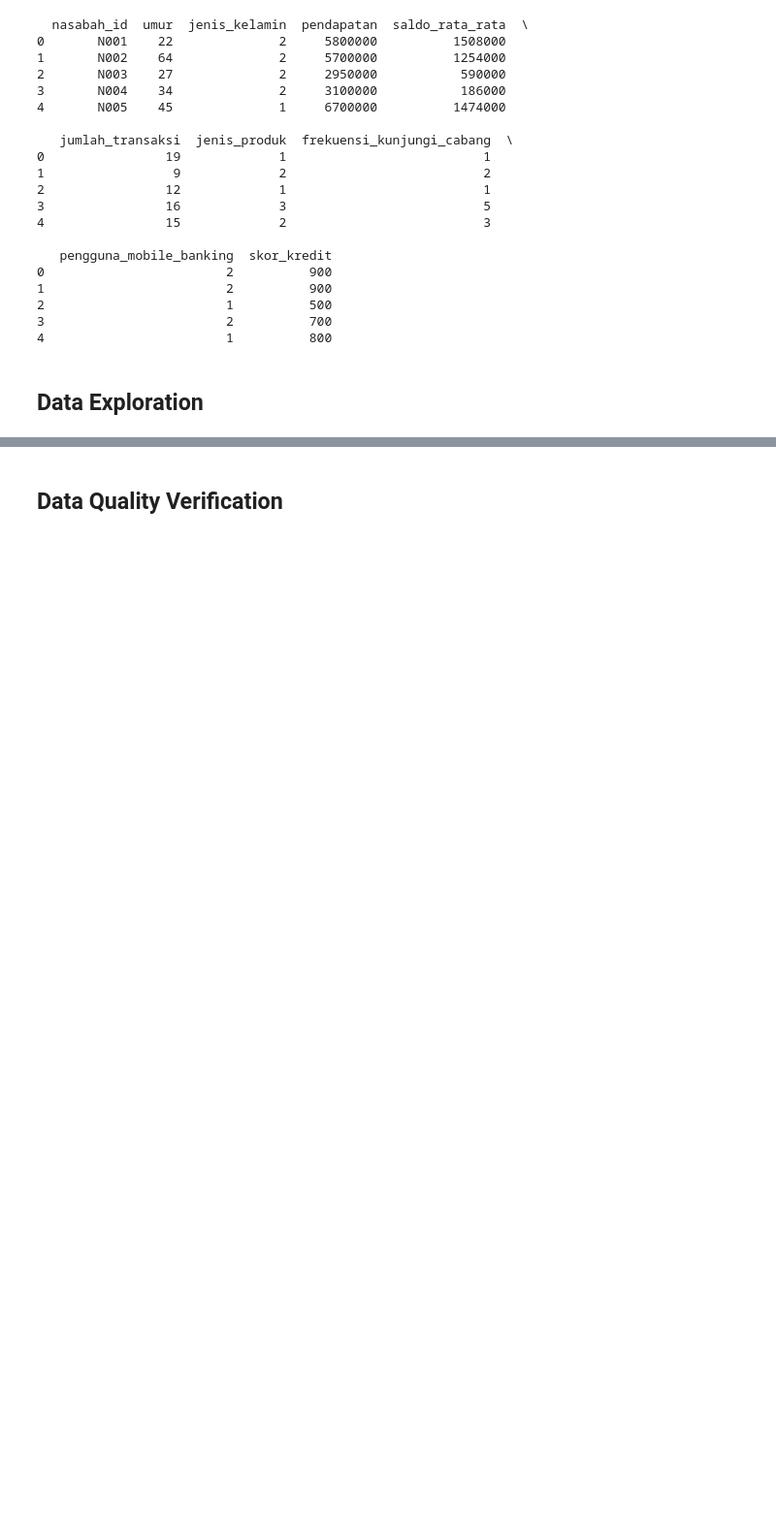
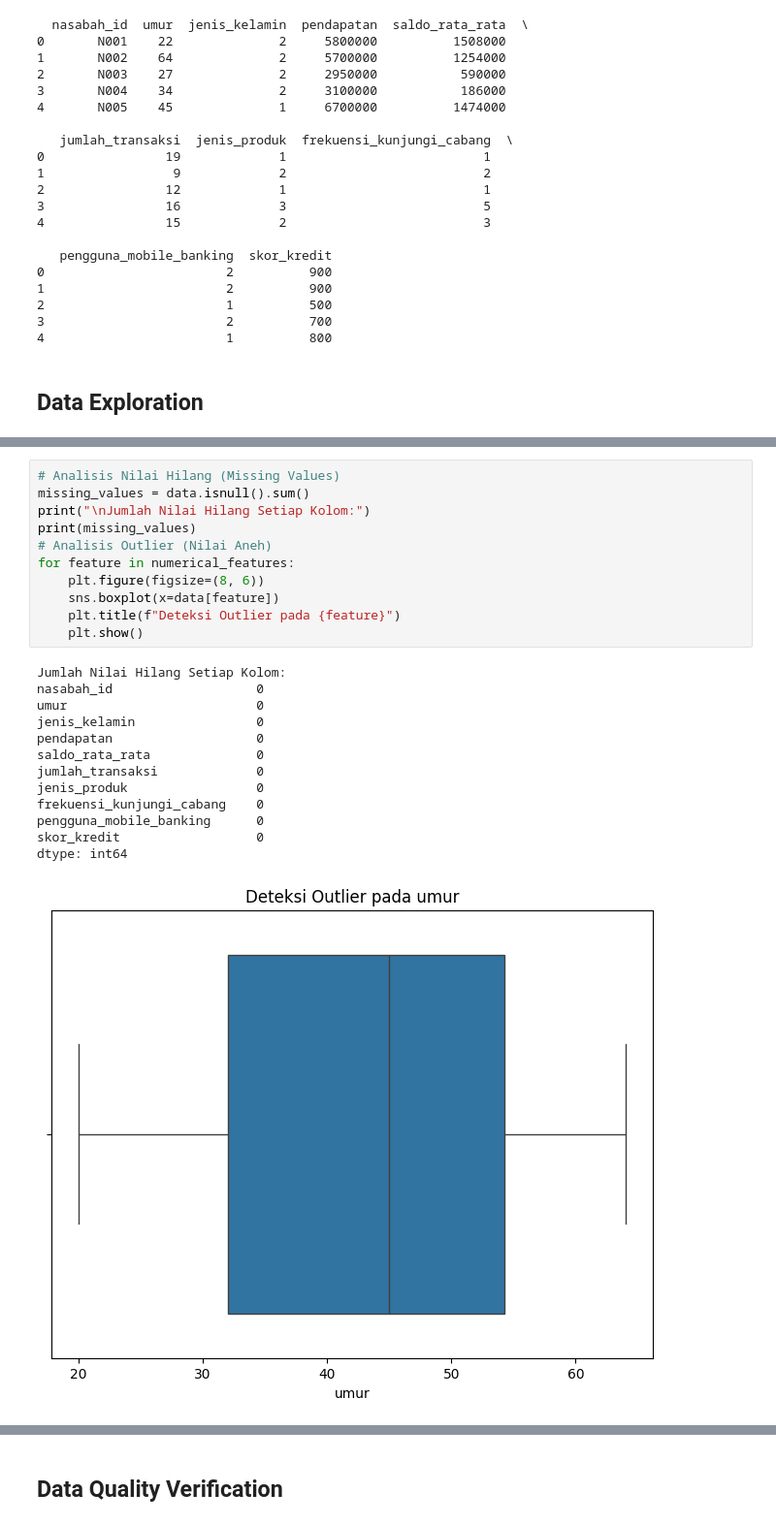
Before and after one commit to RyanGA09/DigiTalent_IntermediateDataScience-SelfPractice, a Jupyter notebook: notebooks/self_practice-1.ipynb, the cells around one changed output, grey strips where cells are left out. Shown at 97% size. Drawn from its saved outputs; the diff is of its cells as text; blank space fills up the shorter version.

```diff
--- a/notebooks/self_practice-1.ipynb
+++ b/notebooks/self_practice-1.ipynb
@@ -199,0 +336,25 @@ print(data.head()) # Memastikan perubahan
+# %%
+# Analisis Nilai Hilang (Missing Values)
+missing_values = data.isnull().sum()
+print("\nJumlah Nilai Hilang Setiap Kolom:")
+print(missing_values)
+# Analisis Outlier (Nilai Aneh)
+for feature in numerical_features:
+    plt.figure(figsize=(8, 6))
+    sns.boxplot(x=data[feature])
+    plt.title(f"Deteksi Outlier pada {feature}")
+    plt.show()
+# %% [output]
+Jumlah Nilai Hilang Setiap Kolom:
+nasabah_id                   0
+umur                         0
+jenis_kelamin                0
+pendapatan                   0
+saldo_rata_rata              0
+jumlah_transaksi             0
+jenis_produk                 0
+frekuensi_kunjungi_cabang    0
+pengguna_mobile_banking      0
+skor_kredit                  0
+dtype: int64
+[figure, added]
```
Also changed, not shown: parts of 32 cells of this notebook, 4 other files.
